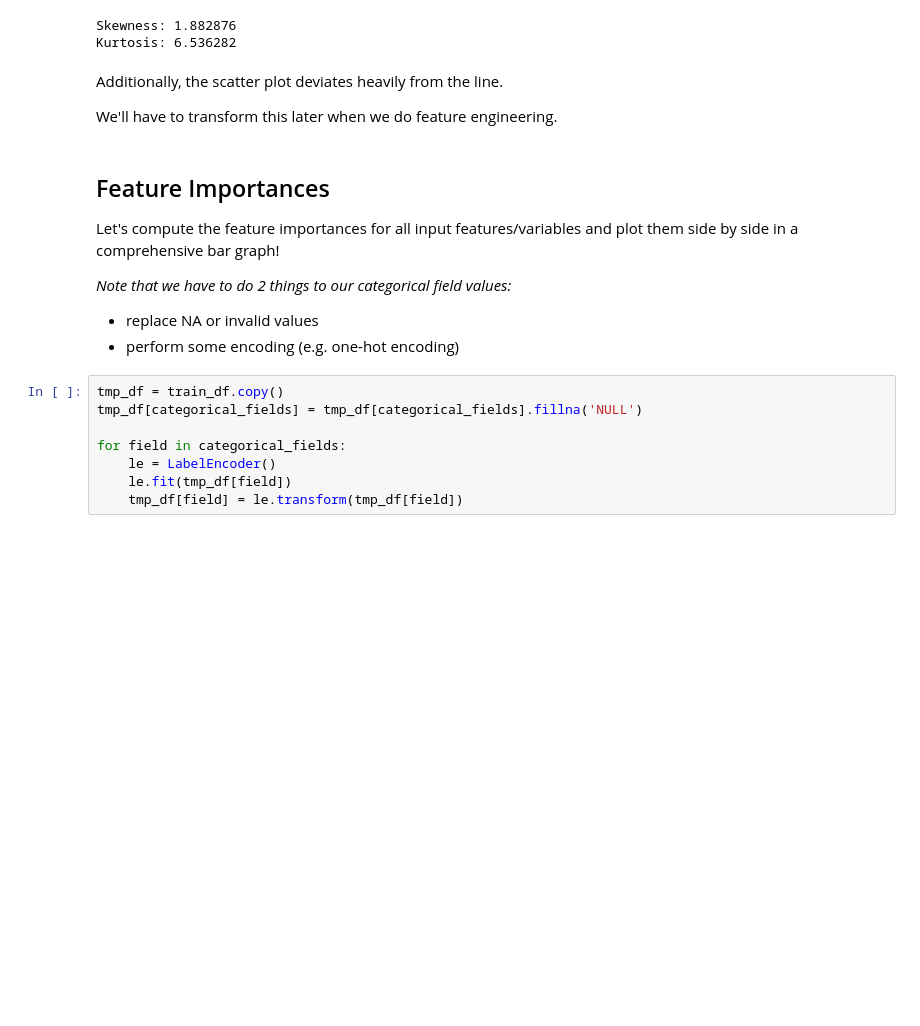
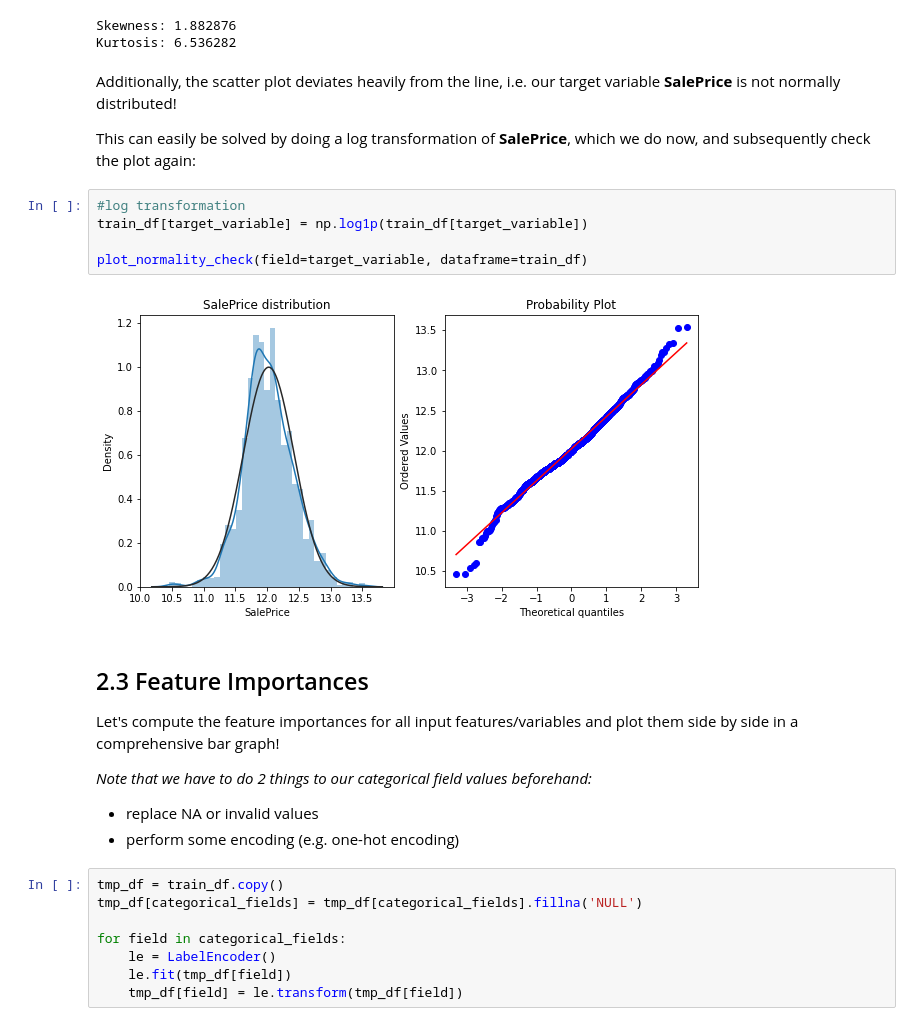
Before and after one commit to jrili/kaggle-house-prices, a Jupyter notebook: house-prices-regression.ipynb, the cells around one changed output. Drawn from its saved outputs; the diff is of its cells as text; blank space fills up the shorter version.

```diff
--- a/house-prices-regression.ipynb
+++ b/house-prices-regression.ipynb
@@ -241,15 +246,22 @@ print("Kurtosis: %f" % (train_df['SalePrice'].kurt()))
 # %% [output]
 Skewness: 1.882876
 Kurtosis: 6.536282
-# %% [markdown]
-Additionally, the scatter plot deviates heavily from the line.
-
-We'll have to transform this later when we do feature engineering.
+# %% [markdown]
+Additionally, the scatter plot deviates heavily from the line, i.e. our target variable **SalePrice** is not normally distributed!
+
+This can easily be solved by doing a log transformation of **SalePrice**, which we do now, and subsequently check the plot again:
+# %%
+#log transformation
+train_df[target_variable] = np.log1p(train_df[target_variable])
+
+plot_normality_check(field=target_variable, dataframe=train_df)
+# %% [output]
+[figure, added]
 # %% [markdown]
-## Feature Importances
+## 2.3 Feature Importances
 Let's compute the feature importances for all input features/variables and plot them side by side in a comprehensive bar graph!
 
-*Note that we have to do 2 things to our categorical field values:*
+*Note that we have to do 2 things to our categorical field values beforehand:*
 * replace NA or invalid values
 * perform some encoding (e.g. one-hot encoding)
 # %%
```
Also changed, not shown: parts of 34 cells of this notebook.
